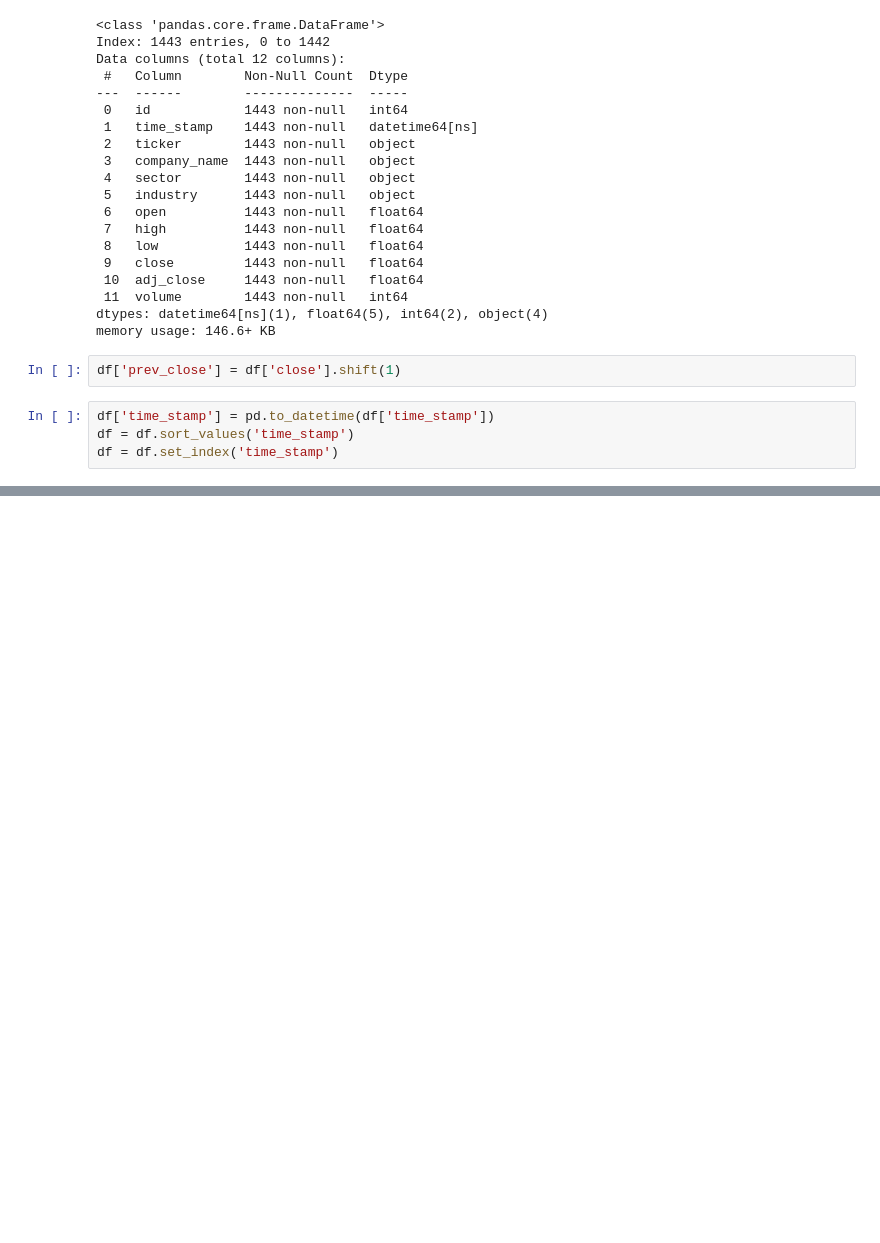
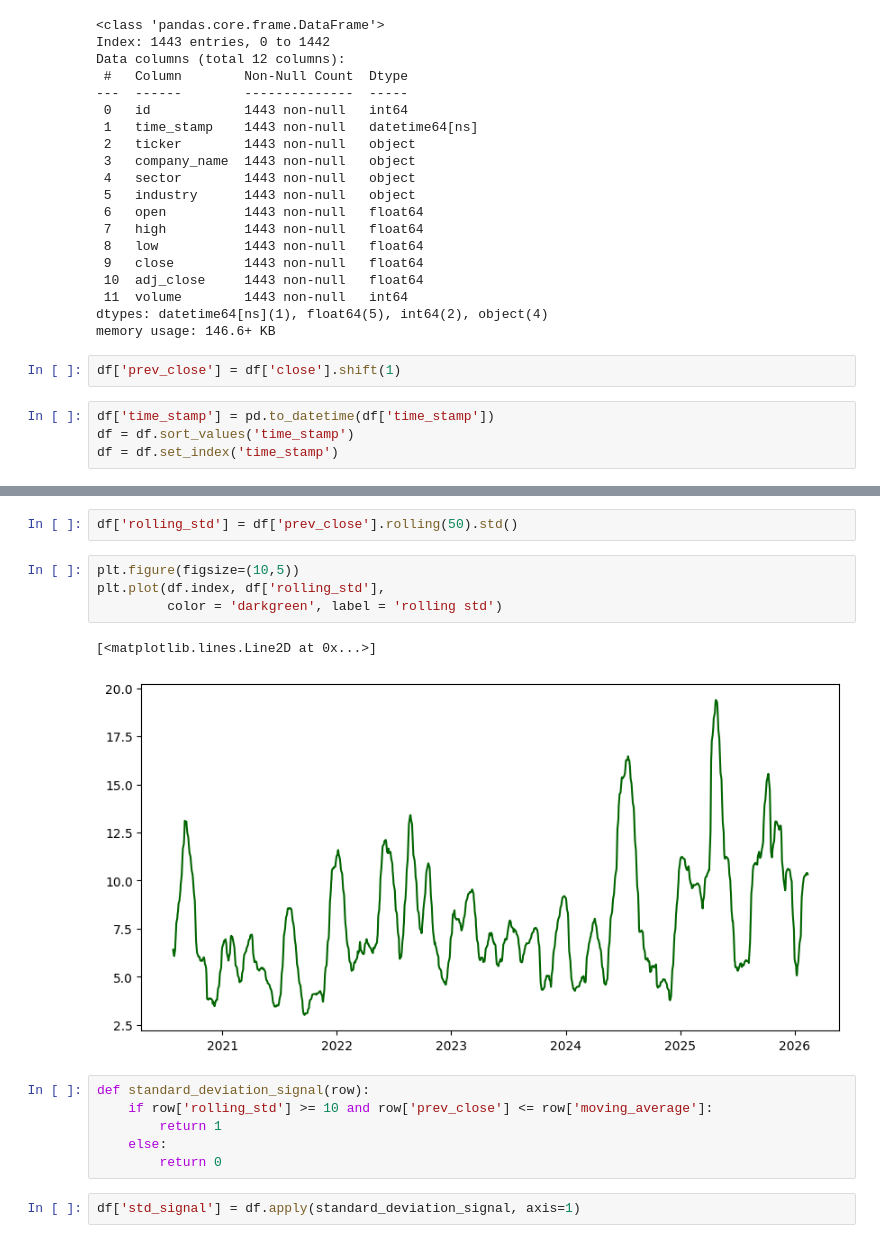
Before and after one commit to mphomutchinya/Financial-Time-Series-Data-Platform, a Jupyter notebook: notebooks/feature_exploration.ipynb, the cells around one changed output, grey strips where cells are left out. Drawn from its saved outputs; the diff is of its cells as text; blank space fills up the shorter version.

```diff
--- a/notebooks/feature_exploration.ipynb
+++ b/notebooks/feature_exploration.ipynb
@@ -130,0 +141,17 @@ plt.plot(df.index, df['prev_close'],
+# %%
+df['rolling_std'] = df['prev_close'].rolling(50).std()
+# %%
+plt.figure(figsize=(10,5))
+plt.plot(df.index, df['rolling_std'],
+         color = 'darkgreen', label = 'rolling std')
+# %% [output]
+[<matplotlib.lines.Line2D at 0x...>]
+[figure, added]
+# %%
+def standard_deviation_signal(row):
+    if row['rolling_std'] >= 10 and row['prev_close'] <= row['moving_average']:
+        return 1
+    else:
+        return 0
+# %%
+df['std_signal'] = df.apply(standard_deviation_signal, axis=1)
```
Also changed, not shown: parts of 11 cells of this notebook.
